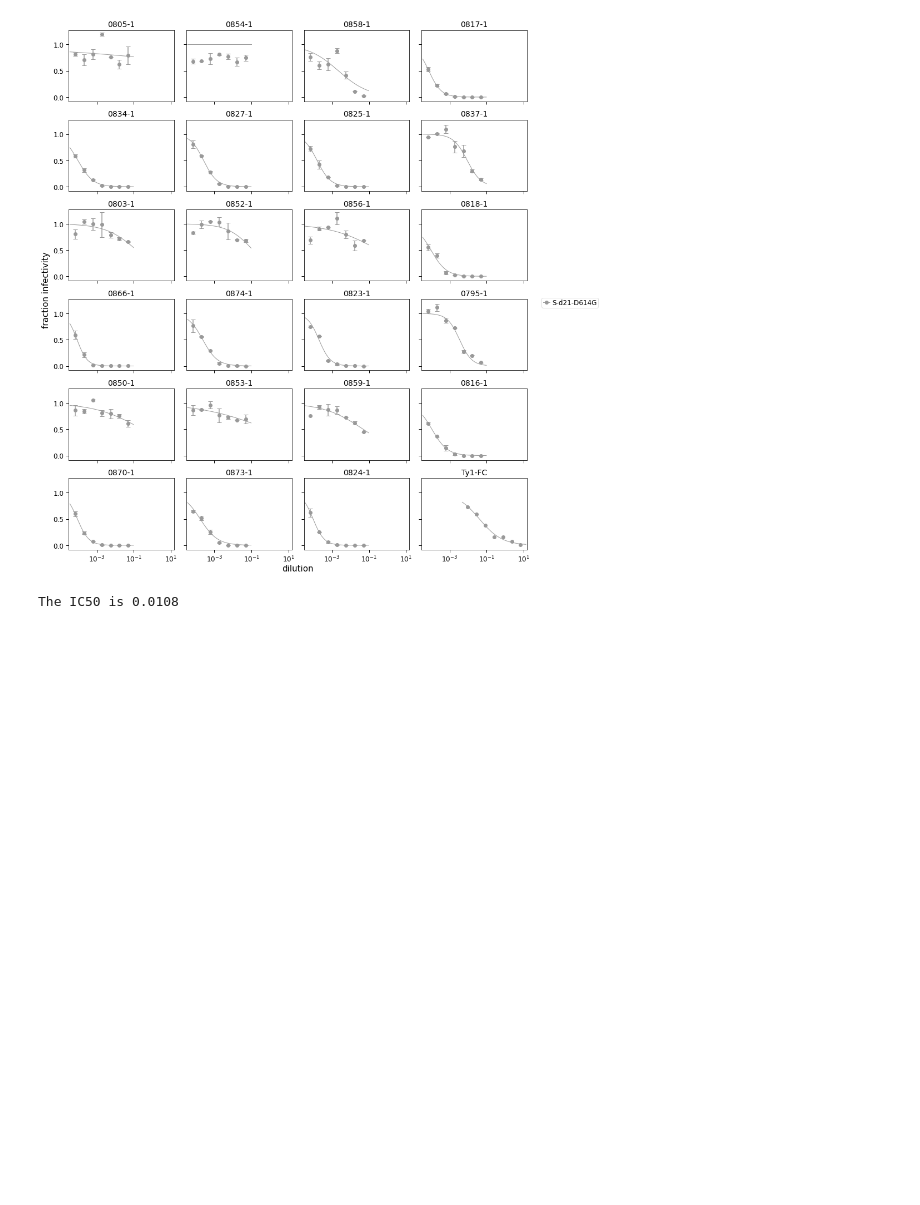
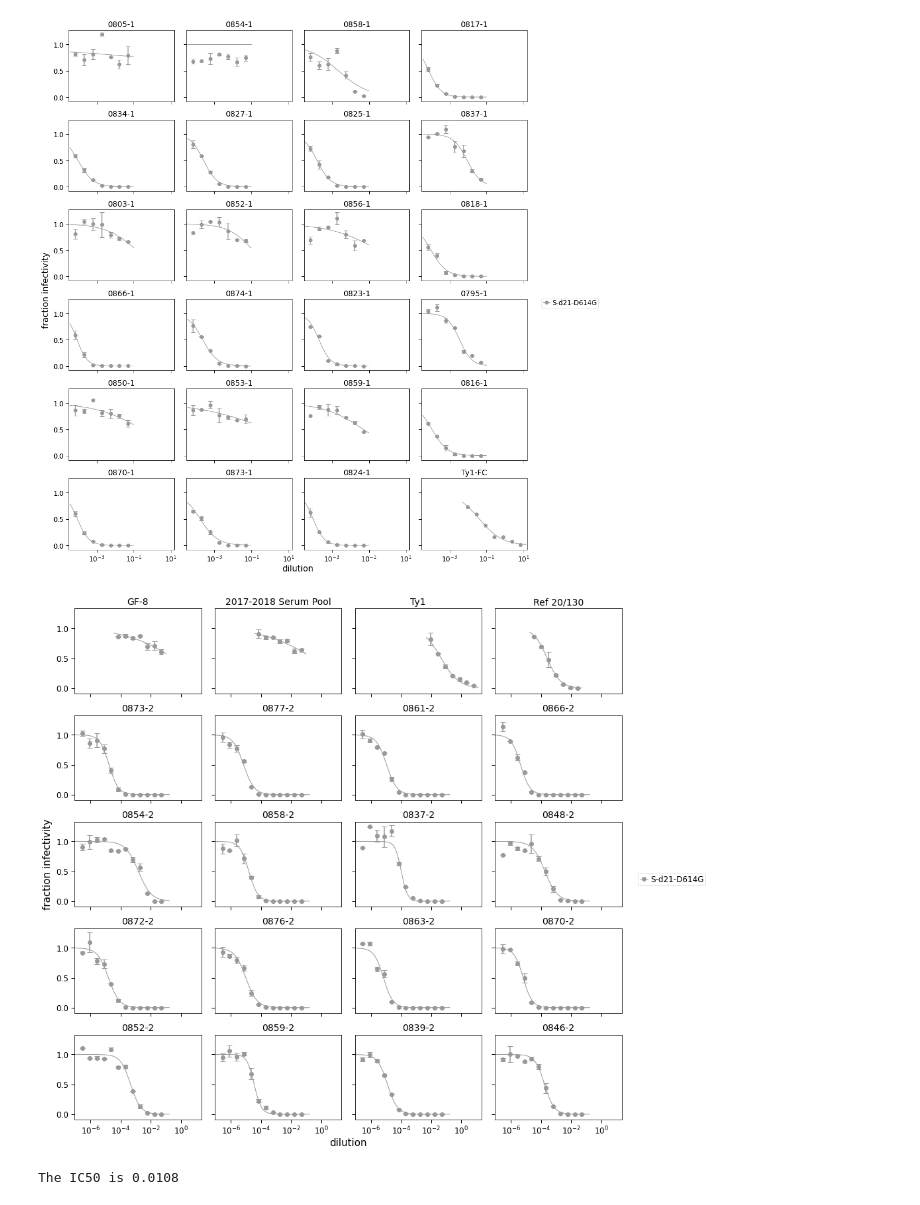
Before and after one commit to jbloomlab/RBD_nanoparticle_vaccine, a Jupyter notebook: MouseNeuts.ipynb, the cells around one changed output. Cells and saved outputs as stored; diff of their text form; code cells hidden in the pictures; blank space fills up the shorter version.

```diff
--- a/MouseNeuts.ipynb
+++ b/MouseNeuts.ipynb
@@ -26,6 +24,7 @@ theme_set(theme_seaborn(style='white', context='talk', font_scale=1))
 # %%
 fidf_rnd1 = pd.read_csv('./fract_infect/201015_fractinfect.csv').drop(['Unnamed: 0'], axis=1)
 fidf_rnd2 = pd.read_csv('./fract_infect/201016_fractinfect_rnd2.csv').drop(['Unnamed: 0'], axis=1)
+fidf_rnd3 = pd.read_csv('./fract_infect/201017_fractinfect_rnd3.csv').drop(['Unnamed: 0'], axis=1)
 # %%
 display(fidf_rnd1.head())
 display(fidf_rnd2.head())
@@ -184,6 +233,10 @@ fig, axes = fits_rnd1.plotSera(xlabel='diilution')
 fig, axes = fits_rnd2_nosp.plotSera(xlabel='dilution')
 # %% [output]
 [figure]
+# %%
+fig, axes = fits_rnd3.plotSera(xlabel='dilution')
+# %% [output]
+[figure, added]
 # %%
 curve = fits_rnd1.getCurve(serum='Ty1-Fc', virus='S-d21-D614G', replicate='1')
 print(f"The IC50 is {curve.ic50():.3g}")
```
Also changed, not shown: parts of 16 cells of this notebook, 4 other files.
